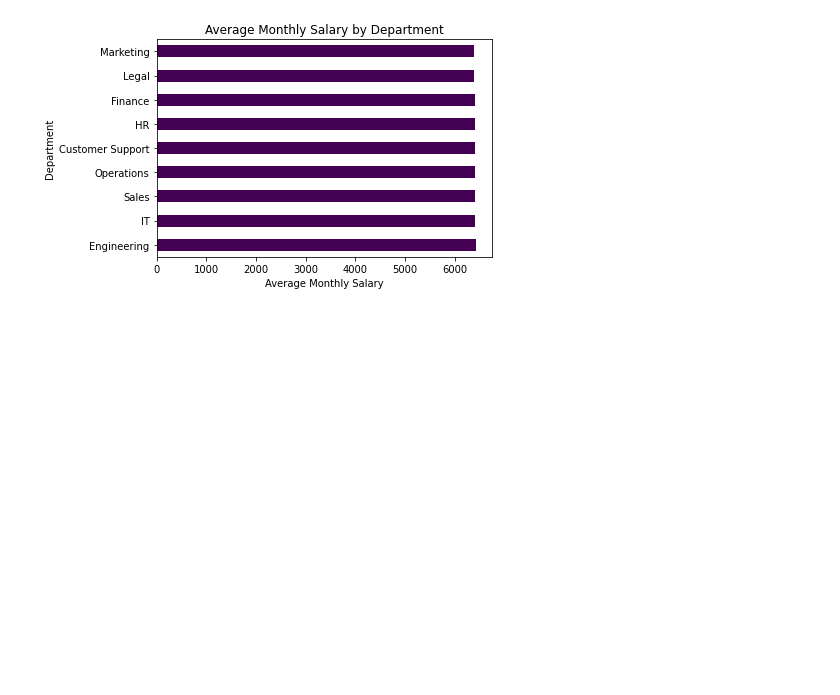
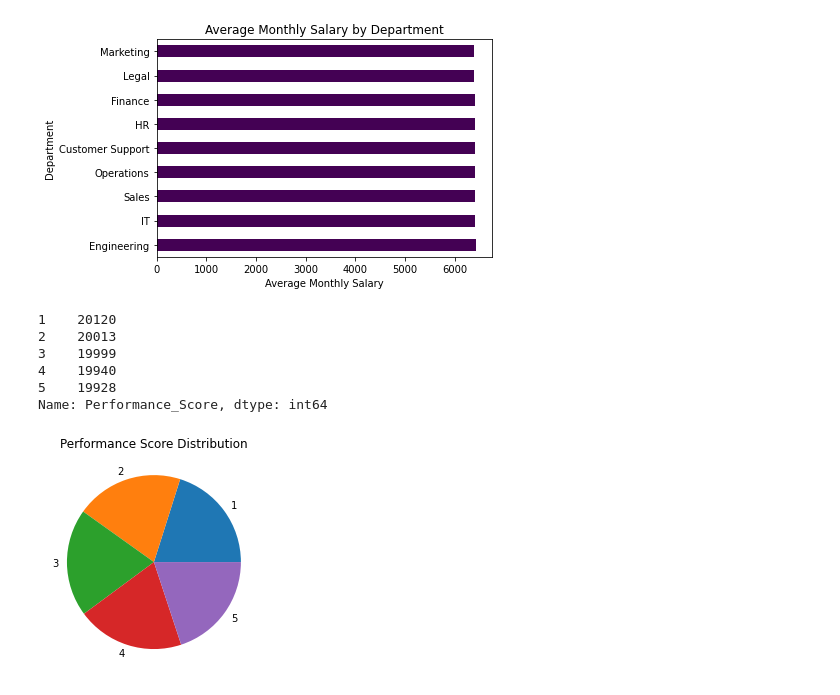
Before and after one commit to halchemylab/Predict-Employee-Performance-Machine-Learning-Streamlit-App, a Jupyter notebook: employee_performance_analysis.ipynb, the cells around one changed output. Cells and saved outputs as stored; diff of their text form; code cells hidden in the pictures; blank space fills up the shorter version.

Commit message:
- Mapped out pie chart of employee performance score distribution

```diff
--- a/employee_performance_analysis.ipynb
+++ b/employee_performance_analysis.ipynb
@@ -93,3 +93,19 @@ plt.ylabel('Department')
 plt.show()
 # %% [output]
 [figure]
+# %%
+data['Performance_Score'].value_counts()
+# %% [output]
+1    20120
+2    20013
+3    19999
+4    19940
+5    19928
+Name: Performance_Score, dtype: int64
+# %%
+data['Performance_Score'].value_counts().plot(kind='pie')
+plt.title("Performance Score Distribution")
+plt.ylabel("")
+plt.show()
+# %% [output]
+[figure, added]
```
